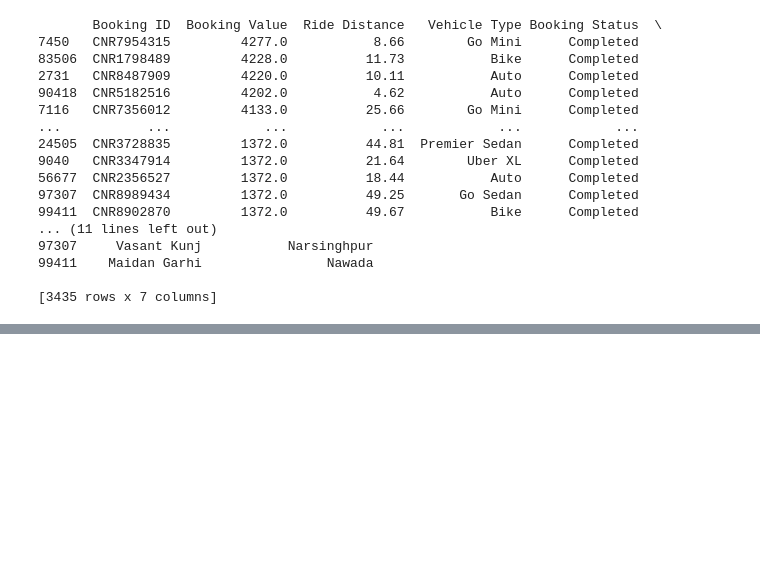
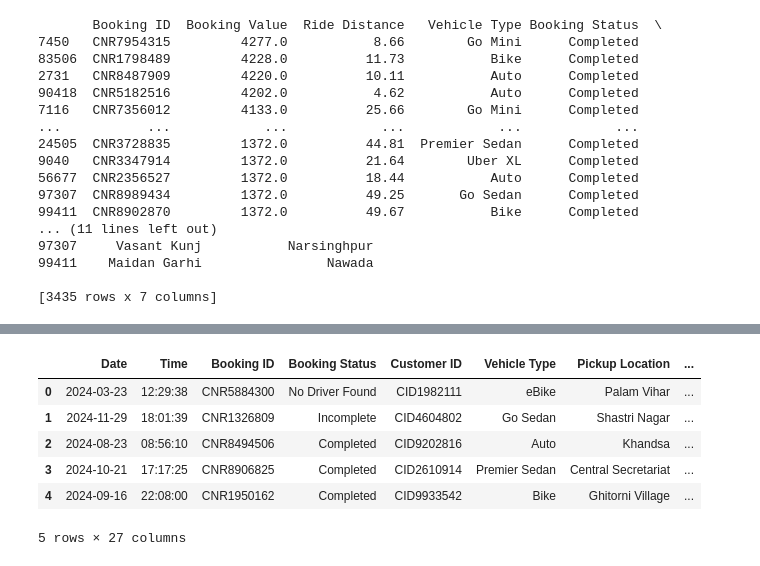
Before and after one commit to Balkis-dev/Repository_Booking, a Jupyter notebook: nettoyer_booking_data.ipynb, the cells around one changed output, grey strips where cells are left out. Cells and saved outputs as stored; diff of their text form; code cells hidden in the pictures; blank space fills up the shorter version.

```diff
--- a/nettoyer_booking_data.ipynb
+++ b/nettoyer_booking_data.ipynb
@@ -370,0 +454,33 @@ print(
+# %%
+df["Month"] = df["Date"].dt.month_name()
+# %%
+# réservations rentables
+df["High Value"] = df["Booking Value"] > df["Booking Value"].median()
+# %%
+df["Hour"] = pd.to_datetime(df["Time"]).dt.hour
+# %%
+def periode(h):
+    if h < 6:
+        return "Nuit"
+    elif h < 12:
+        return "Matin"
+    elif h < 18:
+        return "Après-midi"
+    else:
+        return "Soir"
+
+df["Period"] = df["Hour"].apply(periode)
+# %%
+df["Price_per_km"] = (
+    df["Booking Value"] /
+    df["Ride Distance"]
+)
+df.head()
+# %% [output]
+|  | Date | Time | Booking ID | Booking Status | Customer ID | Vehicle Type | Pickup Location | ... |
+| 0 | 2024-03-23 | 12:29:38 | CNR5884300 | No Driver Found | CID1982111 | eBike | Palam Vihar | ... |
+| 1 | 2024-11-29 | 18:01:39 | CNR1326809 | Incomplete | CID4604802 | Go Sedan | Shastri Nagar | ... |
+| 2 | 2024-08-23 | 08:56:10 | CNR8494506 | Completed | CID9202816 | Auto | Khandsa | ... |
+| 3 | 2024-10-21 | 17:17:25 | CNR8906825 | Completed | CID2610914 | Premier Sedan | Central Secretariat | ... |
+| 4 | 2024-09-16 | 22:08:00 | CNR1950162 | Completed | CID9933542 | Bike | Ghitorni Village | ... |
+5 rows × 27 columns
```
Also changed, not shown: parts of 5 cells of this notebook.
